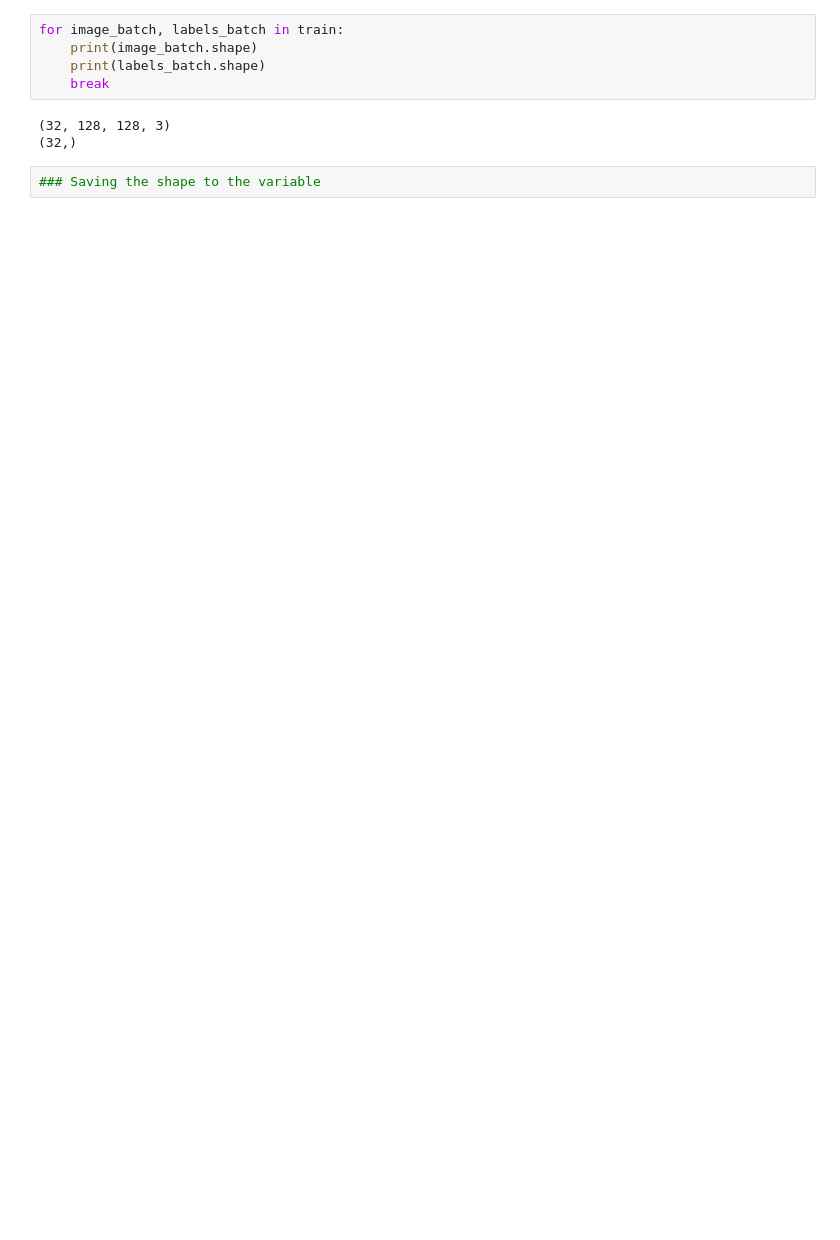
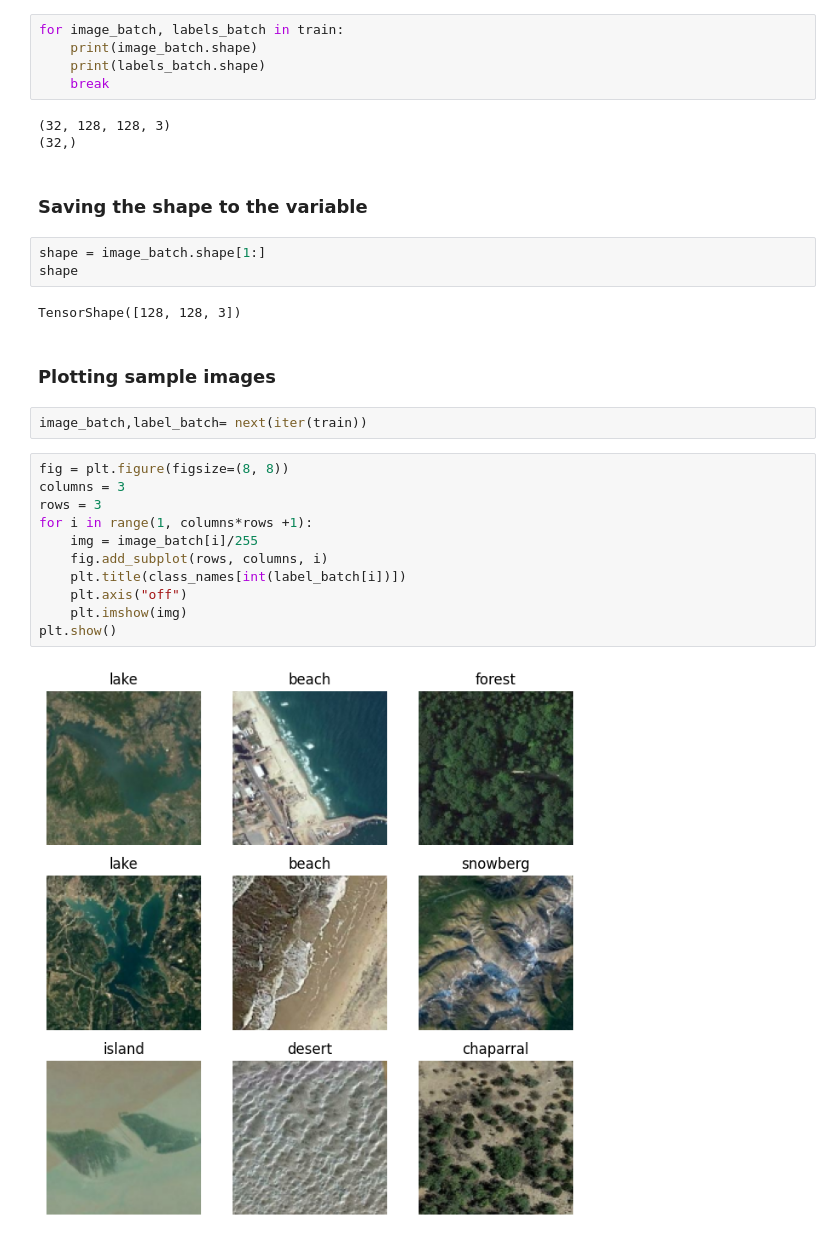
Before and after one commit to kazkor/CNN-image-classifier, a Jupyter notebook: model.ipynb, the cells around one changed output. Drawn from its saved outputs; the diff is of its cells as text; blank space fills up the shorter version.

Commit message:
Plot sample images

```diff
--- a/model.ipynb
+++ b/model.ipynb
@@ -94,5 +93,27 @@ for image_batch, labels_batch in train:
 # %% [output]
 (32, 128, 128, 3)
 (32,)
-# %%
-### Saving the shape to the variable
+# %% [markdown]
+### Saving the shape to the variable
+# %%
+shape = image_batch.shape[1:]
+shape
+# %% [output]
+TensorShape([128, 128, 3])
+# %% [markdown]
+### Plotting sample images
+# %%
+image_batch,label_batch= next(iter(train))
+# %%
+fig = plt.figure(figsize=(8, 8))
+columns = 3
+rows = 3
+for i in range(1, columns*rows +1):
+    img = image_batch[i]/255
+    fig.add_subplot(rows, columns, i)
+    plt.title(class_names[int(label_batch[i])])
+    plt.axis("off")
+    plt.imshow(img)
+plt.show()
+# %% [output]
+[figure, added]
```
Also changed, not shown: parts of 3 cells of this notebook.
